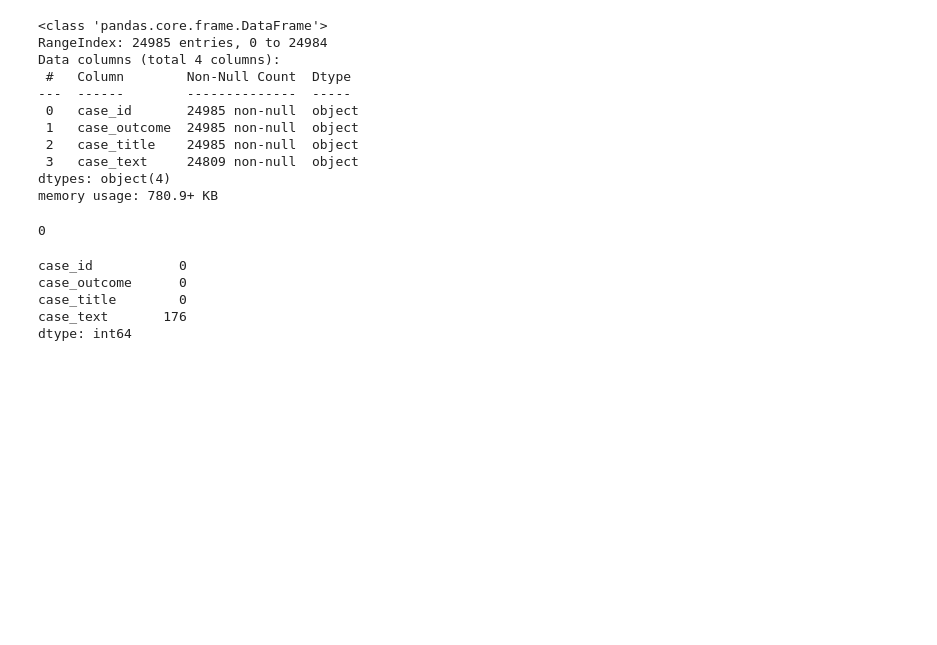
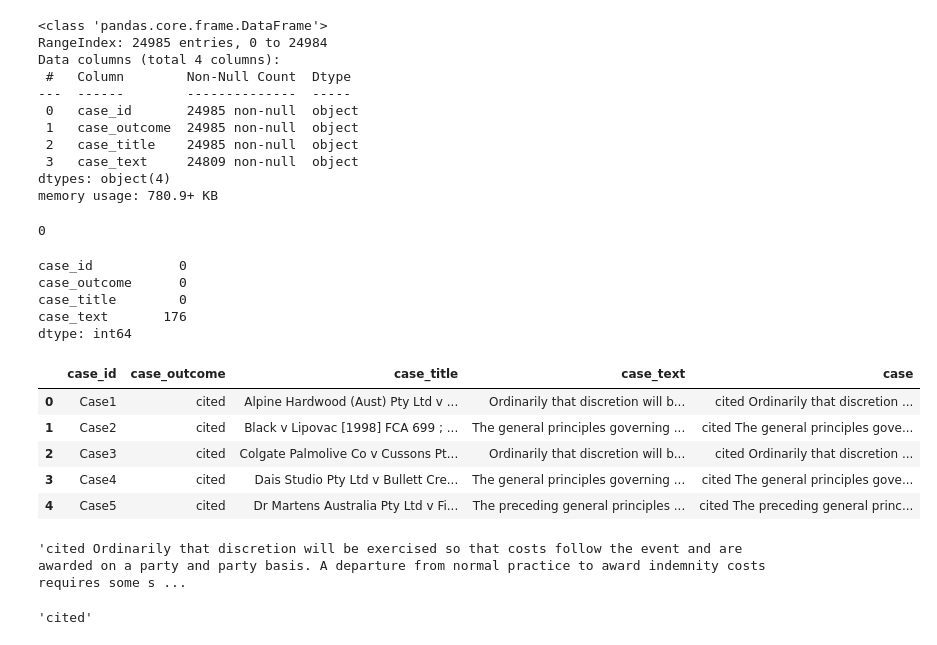
Before and after one commit to pinilDissanayaka/Legal-Text-Classification, a Jupyter notebook: Classification.ipynb, the cells around one changed output. Cells and saved outputs as stored; diff of their text form; code cells hidden in the pictures; blank space fills up the shorter version.

```diff
--- a/Classification.ipynb
+++ b/Classification.ipynb
@@ -63,0 +67,9 @@ dtype: int64
+# %%
+df.head()
+# %% [output]
+|  | case_id | case_outcome | case_title | case_text | case |
+| 0 | Case1 | cited | Alpine Hardwood (Aust) Pty Ltd v ... | Ordinarily that discretion will b... | cited Ordinarily that discretion ... |
+| 1 | Case2 | cited | Black v Lipovac [1998] FCA 699 ; ... | The general principles governing ... | cited The general principles gove... |
+| 2 | Case3 | cited | Colgate Palmolive Co v Cussons Pt... | Ordinarily that discretion will b... | cited Ordinarily that discretion ... |
+| 3 | Case4 | cited | Dais Studio Pty Ltd v Bullett Cre... | The general principles governing ... | cited The general principles gove... |
+| 4 | Case5 | cited | Dr Martens Australia Pty Ltd v Fi... | The preceding general principles ... | cited The preceding general princ... |
@@ -63,0 +79,8 @@ dtype: int64
+# %%
+X[0]
+# %% [output]
+'cited Ordinarily that discretion will be exercised so that costs follow the event and are awarded on a party and party basis. A departure from normal practice to award indemnity costs requires some s ...
+# %%
+y[0]
+# %% [output]
+'cited'
```
Also changed, not shown: parts of 5 cells of this notebook.
